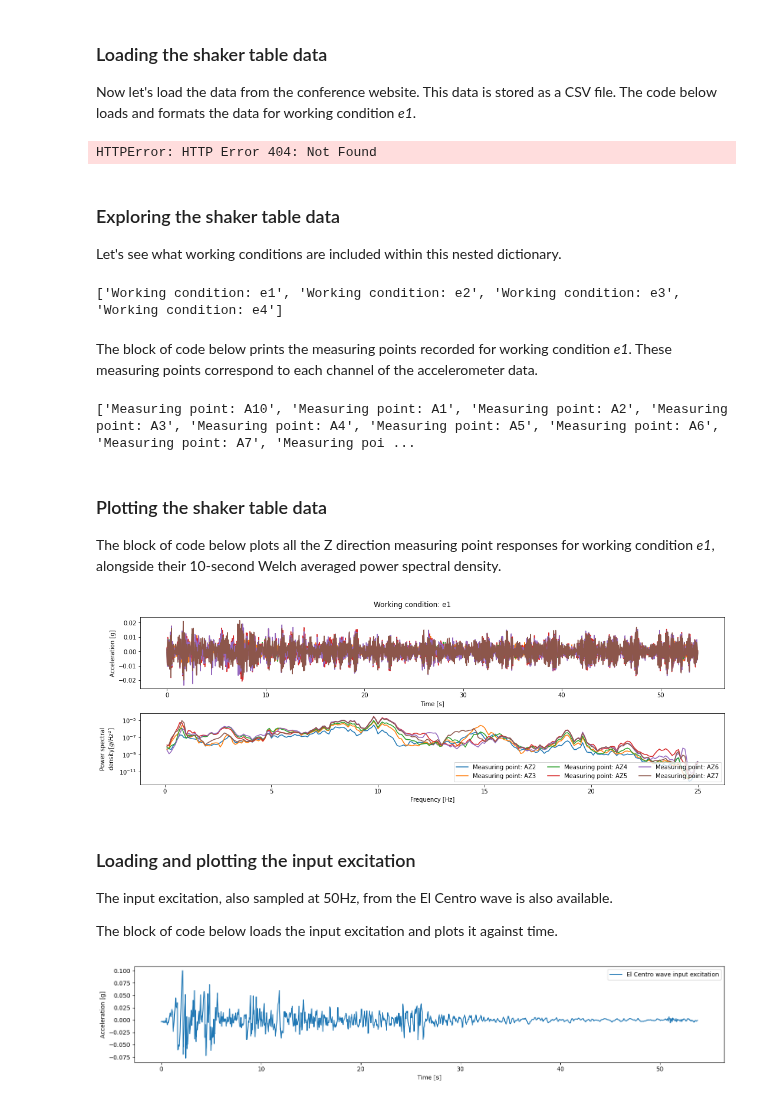
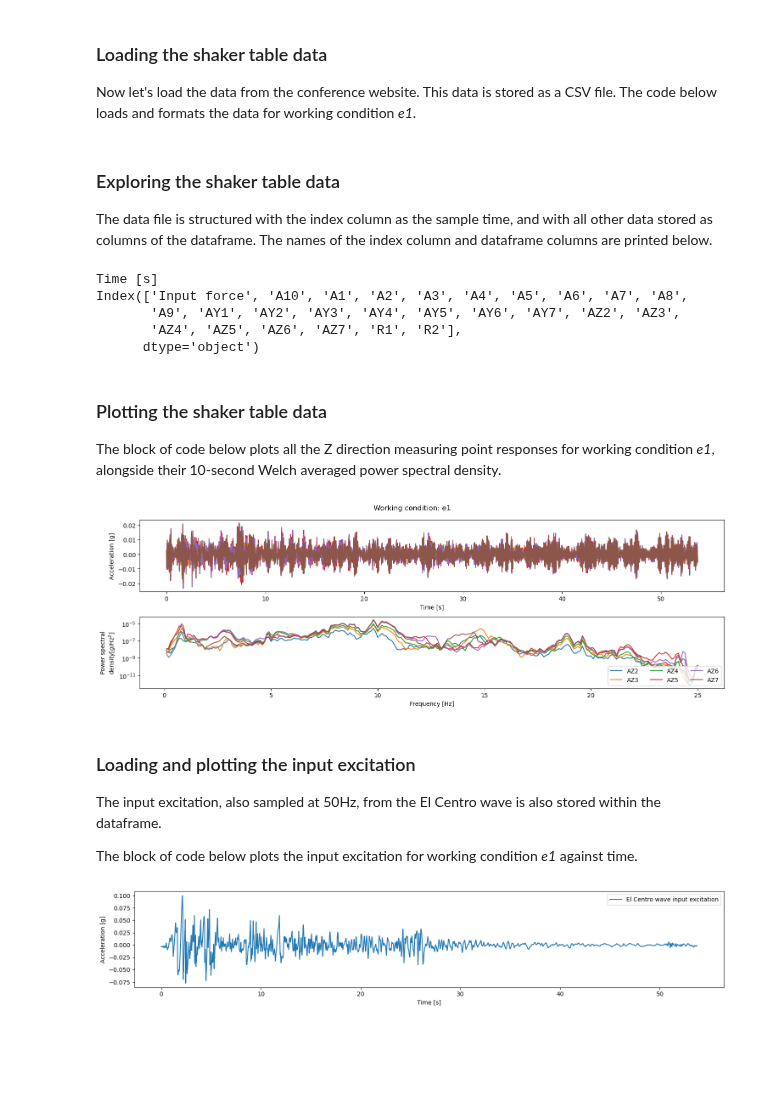
Before and after one commit to zwynne/EDACAB, a Jupyter notebook: docs/source/Welcome_page_and_tutorials/005_Shaker_table_data_introduction.ipynb, the cells around one changed output. Cells and saved outputs as stored; diff of their text form; code cells hidden in the pictures; blank space fills up the shorter version.

```diff
--- a/docs/source/Welcome_page_and_tutorials/005_Shaker_table_data_introduction.ipynb
+++ b/docs/source/Welcome_page_and_tutorials/005_Shaker_table_data_introduction.ipynb
@@ -75,52 +72,45 @@ from scipy.signal import welch
 
 Now let's load the data from the conference website. This data is stored as a CSV file. The code below loads and formats the data for working condition *e1*.
 # %%
-url = "https://edacab.readthedocs.io/en/latest/Welcome_page_and_tutorials/_static/Shaker_table_data_working_condition_e1.csv.txt"
+url = "https://edacab.readthedocs.io/en/latest/Welcome_page_and_tutorials/_static/Shaker_table_data_working_condition_e1.csv"
 
 dat0 = pd.read_csv(url,index_col=0)
-# %% [output]
-HTTPError: HTTP Error 404: Not Found
 # %% [markdown]
 ### Exploring the shaker table data
-Let's see what working conditions are included within this nested dictionary.
+The data file is structured with the index column as the sample time, and with all other data stored as columns of the dataframe. The names of the index column and dataframe columns are printed below.
 # %%
-working_conditions = list(dat0.keys()) # Get the keys from the dictionary - These correspond to the working conditions
-print(working_conditions)
+print(dat0.index.name)
+print(dat0.columns)
 # %% [output]
-['Working condition: e1', 'Working condition: e2', 'Working condition: e3', 'Working condition: e4']
+Time [s]
+Index(['Input force', 'A10', 'A1', 'A2', 'A3', 'A4', 'A5', 'A6', 'A7', 'A8',
+       'A9', 'AY1', 'AY2', 'AY3', 'AY4', 'AY5', 'AY6', 'AY7', 'AZ2', 'AZ3',
+       'AZ4', 'AZ5', 'AZ6', 'AZ7', 'R1', 'R2'],
+      dtype='object')
-# %% [markdown]
-The block of code below prints the measuring points recorded for working condition *e1*. These measuring points correspond to each channel of the accelerometer data.
-# %%
-measuring_points = list(dat0['Working condition: e1'].keys())
-print(measuring_points)
-# %% [output]
-['Measuring point: A10', 'Measuring point: A1', 'Measuring point: A2', 'Measuring point: A3', 'Measuring point: A4', 'Measuring point: A5', 'Measuring point: A6', 'Measuring point: A7', 'Measuring poi ...
 # %% [markdown]
 ### Plotting the shaker table data
 
 The block of code below plots all the Z direction measuring point responses for working condition *e1*, alongside their 10-second Welch averaged power spectral density.
 # %%
-condition = 'Working condition: e1'
 fs = 50 # Sample rate of data
 fg,ax = plt.subplots(2,figsize=(15,5))
-for channel in measuring_points:
-    f,psd = welch(dat0[condition][channel]['Acceleration'],fs=fs,nperseg=fs*10)
-    channel_name = channel.split()[-1]
-    if "Z" in channel_name:
-        ax[0].plot(dat0[condition][channel]['Time [s]'],dat0[condition][channel]['Acceleration'],label=channel)
+for channel in dat0.columns[1:]:
+    if "Z" in channel:
+        f,psd = welch(dat0[channel],fs=fs,nperseg=fs*10)
+        ax[0].plot(dat0.index,dat0[channel],label=channel)
         ax[1].semilogy(f[1:],psd[1:],label=channel)
 ax[0].set_ylabel('Acceleration [g]')
 ax[1].set_ylabel('Power spectral\ndensity[$g/Hz^2$]')
 ax[0].set_xlabel('Time [s]')
 ax[1].set_xlabel('Frequency [Hz]')
 ax[1].legend(loc=4,ncol=3)
-fg.suptitle(condition)
+fg.suptitle('Working condition: e1')
 fg.tight_layout()
 # %% [output]
-[figure, old version]
+[figure, new version]
 # %% [markdown]
 ### Loading and plotting the input excitation
-The input excitation, also sampled at 50Hz, from the El Centro wave is also available.
+The input excitation, also sampled at 50Hz, from the El Centro wave is also stored within the dataframe.
 
-The block of code below loads the input excitation and plots it against time.
+The block of code below plots the input excitation for working condition *e1* against time.
 # %%
```
Also changed, not shown: parts of 3 cells of this notebook.
